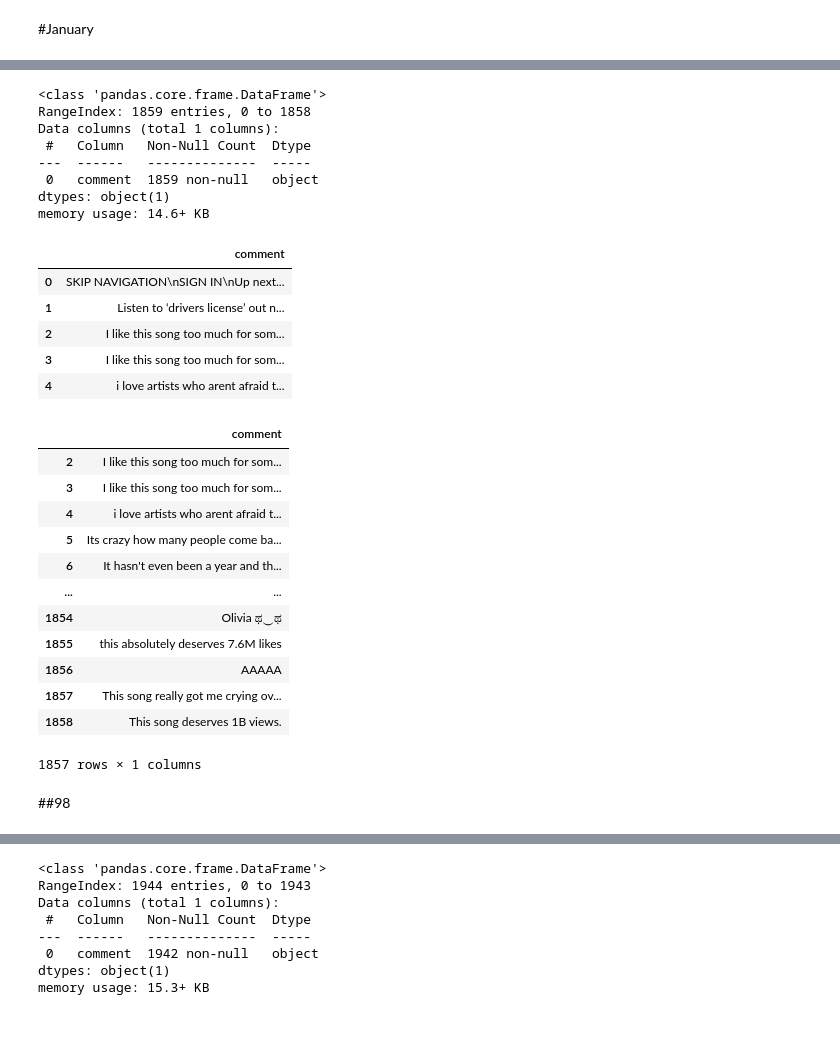
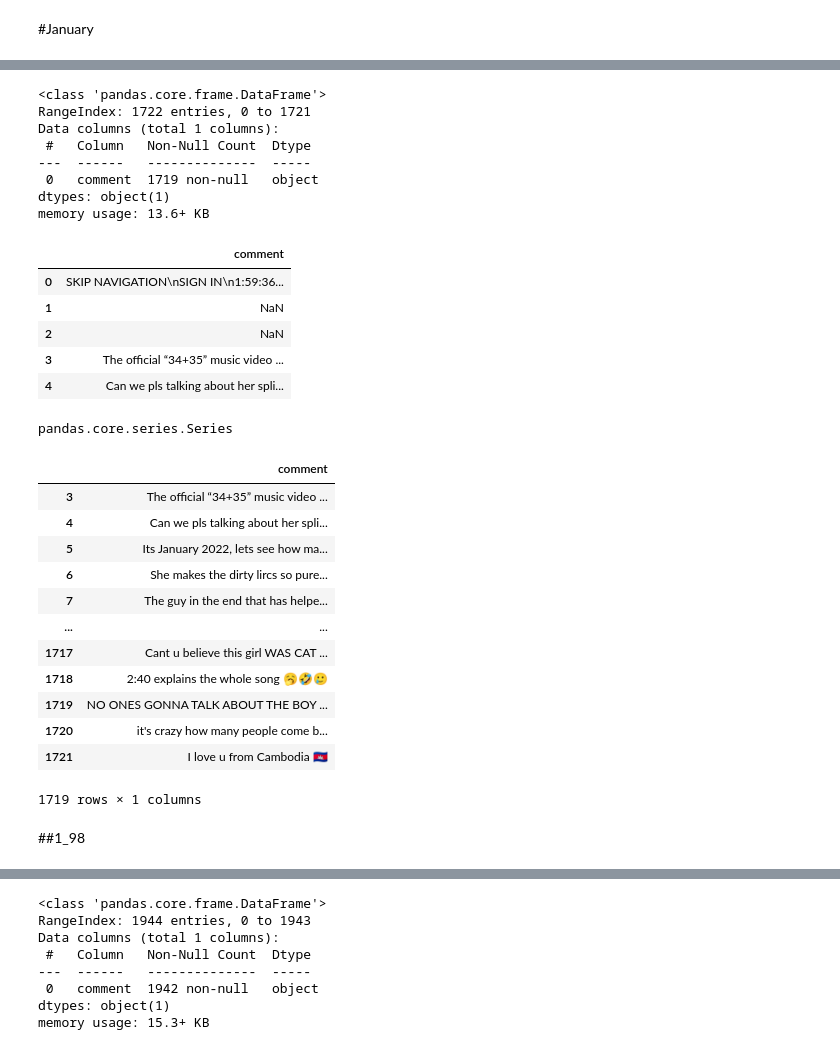
Before and after one commit to itsumiii/itsumiii, a Jupyter notebook: ItsumiNagakura_DASMA51_FinalProject.ipynb, the cells around one changed output, grey strips where cells are left out. Drawn from its saved outputs; the diff is of its cells as text; code cells hidden in the pictures.

```diff
--- a/ItsumiNagakura_DASMA51_FinalProject.ipynb
+++ b/ItsumiNagakura_DASMA51_FinalProject.ipynb
@@ -157,42 +472,48 @@ memory usage: 17.6+ MB
 # %%
-#cleaning data
+#cleaning and preprocessing data
 
 #!!name all data of top song of each month as 'songname_1' !!!!!!
-Jan_1 = pd.read_csv("/content/gdrive/MyDrive/python files/final project/Drivers_License.csv")
+Jan_1 = pd.read_csv("/content/gdrive/MyDrive/python files/final project/Jan_2.csv")
 Jan_1.info()
 Jan_1.head()
 # %% [output]
 <class 'pandas.core.frame.DataFrame'>
-RangeIndex: 1859 entries, 0 to 1858
+RangeIndex: 1722 entries, 0 to 1721
 Data columns (total 1 columns):
  #   Column   Non-Null Count  Dtype
 ---  ------   --------------  -----
- 0   comment  1859 non-null   object
+ 0   comment  1719 non-null   object
 dtypes: object(1)
-memory usage: 14.6+ KB
+memory usage: 13.6+ KB
 |  | comment |
-| 0 | SKIP NAVIGATION\nSIGN IN\nUp next... |
-| 1 | Listen to ‘drivers license’ out n... |
-| 2 | I like this song too much for som... |
-| 3 | I like this song too much for som... |
-| 4 | i love artists who arent afraid t... |
+| 0 | SKIP NAVIGATION\nSIGN IN\n1:59:36... |
+| 1 | NaN |
+| 2 | NaN |
+| 3 | The official “34+35” music video ... |
+| 4 | Can we pls talking about her spli... |
+# %%
+type(Jan_1.comment)
+# %% [output]
+pandas.core.series.Series
 # %%
-#drop first 2 rows bc they are part of the music video description not comments
+#drop first 3 rows bc they are part of the music video description not comments
 
-Jan_1_ = Jan_1.drop(labels=[0,1], axis=0)
+Jan_1= Jan_1.drop(labels=[0,1,2], axis=0)
 
-Jan_1_
+Jan_1['comment'].str.lower()
+
+Jan_1
 # %% [output]
 |  | comment |
-| 2 | I like this song too much for som... |
-| 3 | I like this song too much for som... |
-| 4 | i love artists who arent afraid t... |
-| 5 | Its crazy how many people come ba... |
-| 6 | It hasn't even been a year and th... |
+| 3 | The official “34+35” music video ... |
+| 4 | Can we pls talking about her spli... |
+| 5 | Its January 2022, lets see how ma... |
+| 6 | She makes the dirty lircs so pure... |
+| 7 | The guy in the end that has helpe... |
 | ... | ... |
-| 1854 | Olivia ಥ‿ಥ |
-| 1855 | this absolutely deserves 7.6M likes |
-| 1856 | AAAAA |
-| 1857 | This song really got me crying ov... |
-| 1858 | This song deserves 1B views. |
+| 1717 | Cant u believe this girl WAS CAT ... |
+| 1718 | 2:40 explains the whole song 🥱🤣🥲 |
+| 1719 | NO ONES GONNA TALK ABOUT THE BOY ... |
+| 1720 | it's crazy how many people come b... |
+| 1721 | I love u from Cambodia 🇰🇭 |
-1857 rows × 1 columns
+1719 rows × 1 columns
@@ -199,5 +522,5 @@ Jan_1_
 # %% [markdown]
-##98
+##1_98
 # %%
 #scraping
 
```
Also changed, not shown: parts of 65 cells of this notebook.
